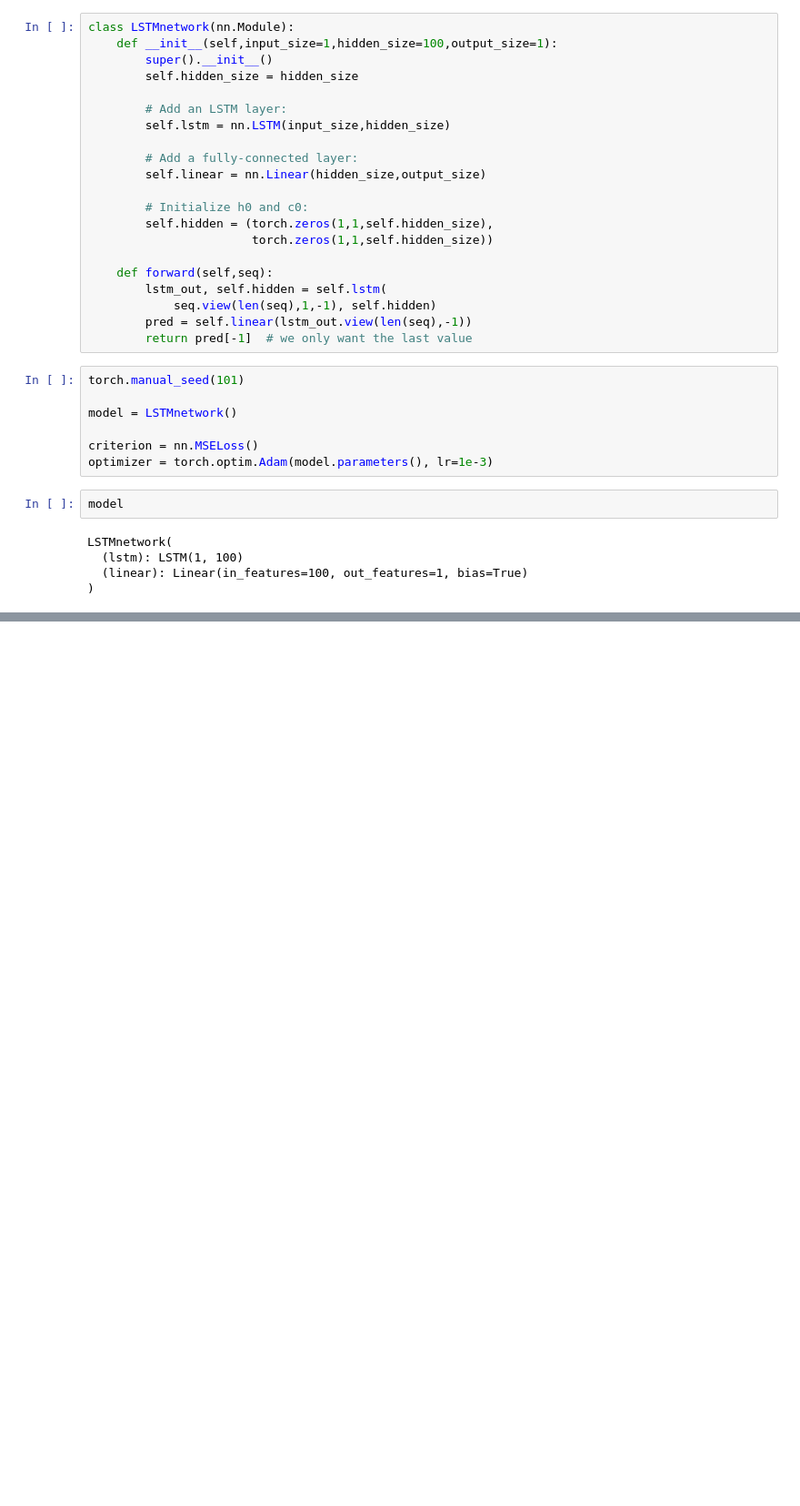
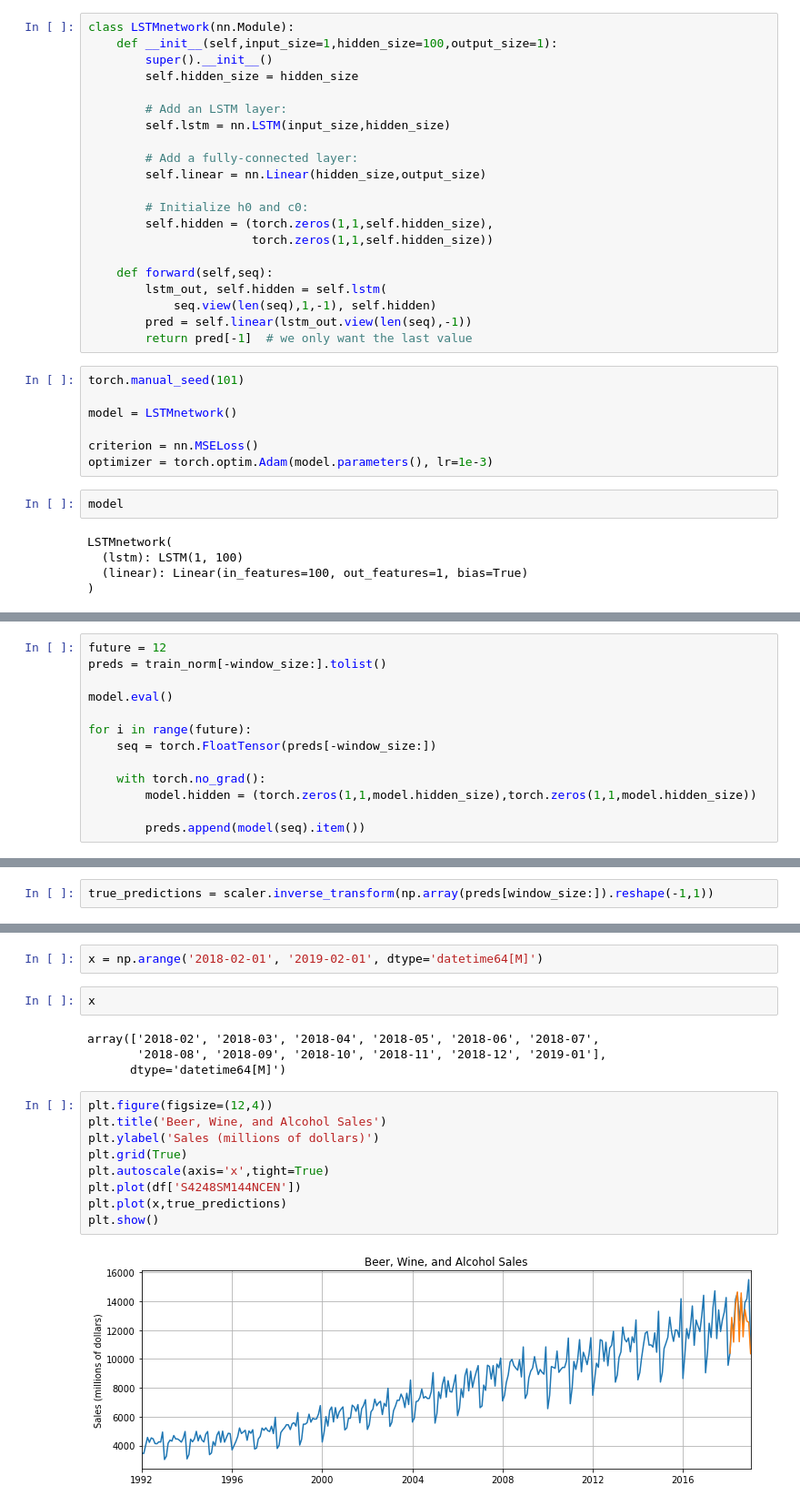
Before and after one commit to dawidkubicki/PyTorch-Crash-Projects, a Jupyter notebook: 04-RNN-Recurrent-Neural-Networks/RNN-ON-REAL-TIME-SERIES-DATA.ipynb, the cells around one changed output, grey strips where cells are left out. Shown at 91% size. Cells and saved outputs as stored; diff of their text form; blank space fills up the shorter version.

Commit message:
model training + plotting

```diff
--- a/04-RNN-Recurrent-Neural-Networks/RNN-ON-REAL-TIME-SERIES-DATA.ipynb
+++ b/04-RNN-Recurrent-Neural-Networks/RNN-ON-REAL-TIME-SERIES-DATA.ipynb
@@ -145,0 +188,13 @@ LSTMnetwork(
+# %%
+future = 12
+preds = train_norm[-window_size:].tolist()
+
+model.eval()
+
+for i in range(future):
+    seq = torch.FloatTensor(preds[-window_size:])
+
+    with torch.no_grad():
+        model.hidden = (torch.zeros(1,1,model.hidden_size),torch.zeros(1,1,model.hidden_size))
+
+        preds.append(model(seq).item())
@@ -145,0 +216,2 @@ LSTMnetwork(
+# %%
+true_predictions = scaler.inverse_transform(np.array(preds[window_size:]).reshape(-1,1))
@@ -145,0 +250,19 @@ LSTMnetwork(
+# %%
+x = np.arange('2018-02-01', '2019-02-01', dtype='datetime64[M]')
+# %%
+x
+# %% [output]
+array(['2018-02', '2018-03', '2018-04', '2018-05', '2018-06', '2018-07',
+       '2018-08', '2018-09', '2018-10', '2018-11', '2018-12', '2019-01'],
+      dtype='datetime64[M]')
+# %%
+plt.figure(figsize=(12,4))
+plt.title('Beer, Wine, and Alcohol Sales')
+plt.ylabel('Sales (millions of dollars)')
+plt.grid(True)
+plt.autoscale(axis='x',tight=True)
+plt.plot(df['S4248SM144NCEN'])
+plt.plot(x,true_predictions)
+plt.show()
+# %% [output]
+[figure, added]
```
Also changed, not shown: parts of 10 cells of this notebook.
